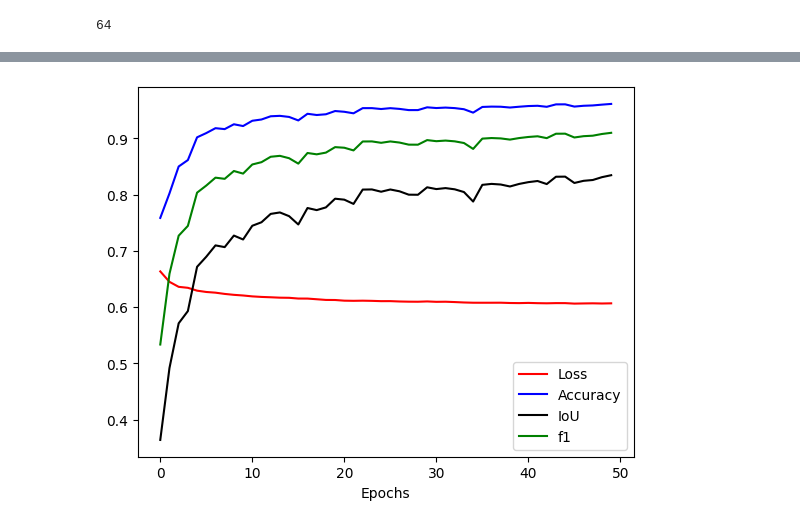
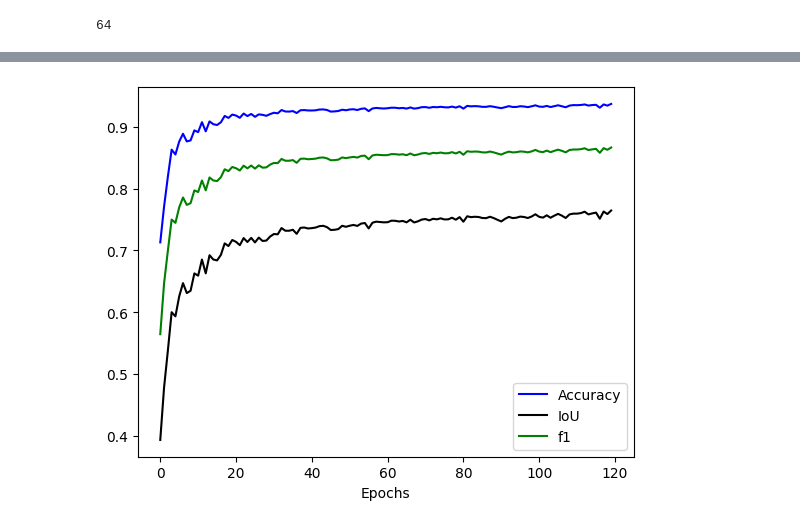
Before and after one commit to Pytyeee/ml-project-2-pytyeee, a Jupyter notebook: notebooks/unet_valid.ipynb, the cells around one changed output, grey strips where cells are left out. Cells and saved outputs as stored; diff of their text form; code cells hidden in the pictures.

```diff
--- a/notebooks/unet_valid.ipynb
+++ b/notebooks/unet_valid.ipynb
@@ -20,8 +20,8 @@ print(DEVICE, NUM_CPU)
 
 TRAINING_SIZE = 900
 BATCH_SIZE = 32
-NUM_EPOCHS = 80
-BASE_LR = 0.001
+NUM_EPOCHS = 120
+BASE_LR = 0.0001
 
 ENCODER = 'resnet34'
 ENCODER_WEIGHTS = 'imagenet'
@@ -54,3 +54,3 @@ New shapes: ((900, 3, 416, 416), (900, 1, 416, 416))
 # %%
-train_data, val_data, train_labels, val_labels = split_data(train_data, train_labels, 0.7, seed=438)
+train_data, val_data, train_labels, val_labels = split_data(train_data, train_labels, 0.8, seed=438)
 # %% [output]
@@ -222,0 +224,6 @@ plt.show()
+# %%
+time_axis = np.arange(len(losses))
+plt.plot(time_axis, losses, label='Loss', color='red')
+plt.xlabel('Epochs')
+plt.legend()
+plt.show()
@@ -223,14 +232,12 @@ plt.show()
 # %%
-time_axis = np.arange(50)
-plt.plot(time_axis, losses, label='Loss', color='red')
 plt.plot(time_axis, accs, label='Accuracy', color='blue')
 plt.plot(time_axis, ious, label='IoU', color='black')
 plt.plot(time_axis, f1s, label='f1', color='green')
 plt.xlabel('Epochs')
 plt.legend()
 plt.show()
 # %% [output]
-[figure, old version]
+[figure, new version]
 # %%
 save_model(model, REPO_DIR + "models/")
 # %% [output]
```
Also changed, not shown: parts of 8 cells of this notebook.
